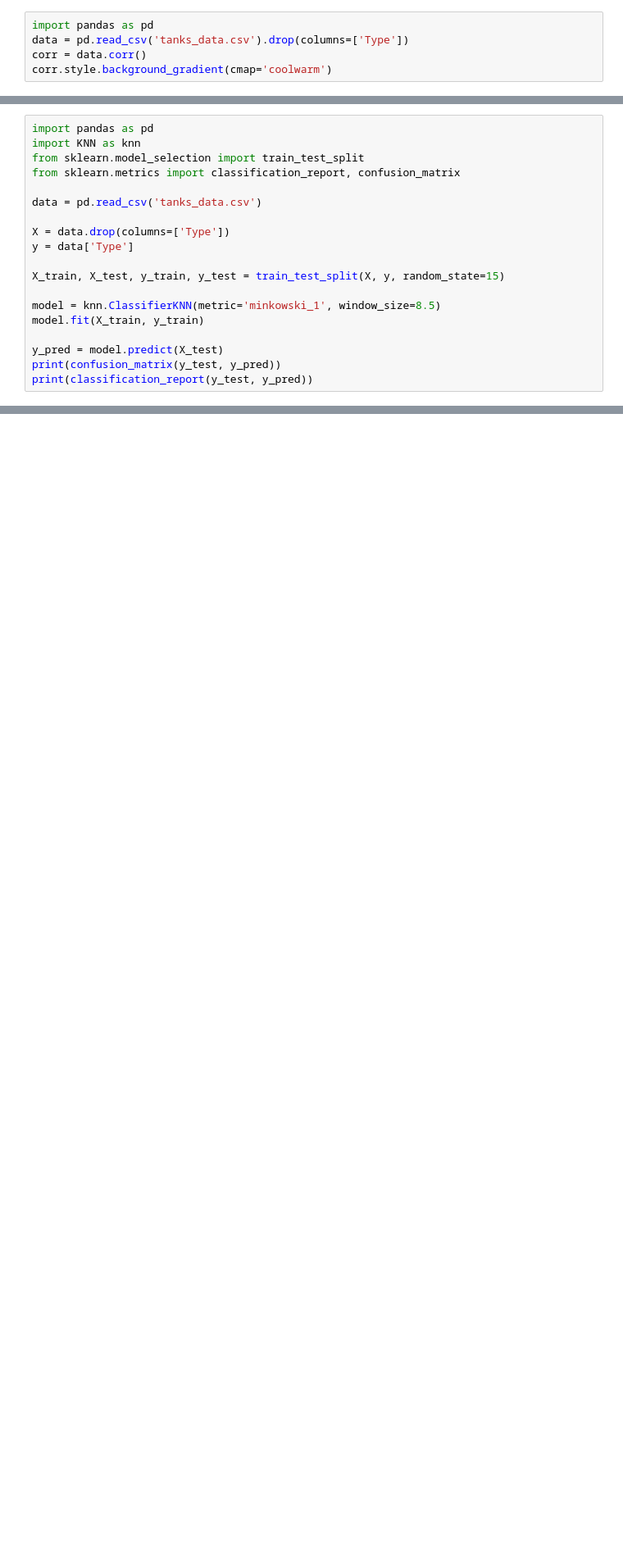
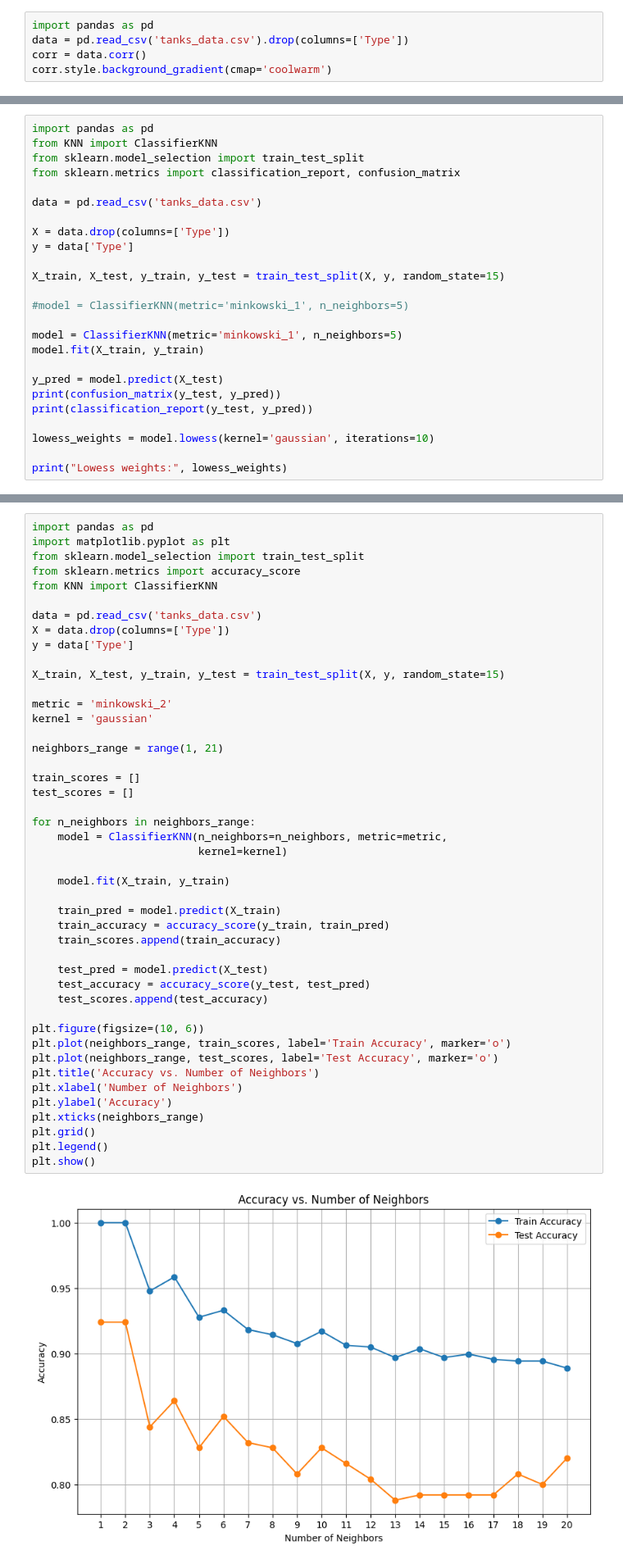
Before and after one commit to nek00oo/IS_ML, a Jupyter notebook: k-nn.ipynb, the cells around one changed output, grey strips where cells are left out. Shown at 82% size. Cells and saved outputs as stored; diff of their text form; blank space fills up the shorter version.

Commit message:
implemented lowess

```diff
--- a/k-nn.ipynb
+++ b/k-nn.ipynb
@@ -84,7 +84,7 @@ Tank Destroyer       0.95      0.80      0.87        51
   weighted avg       0.83      0.82      0.82       250
 # %%
 import pandas as pd
-import KNN as knn
+from KNN import ClassifierKNN
 from sklearn.model_selection import train_test_split
 from sklearn.metrics import classification_report, confusion_matrix
 
@@ -95,12 +95,18 @@ y = data['Type']
 
 X_train, X_test, y_train, y_test = train_test_split(X, y, random_state=15)
 
-model = knn.ClassifierKNN(metric='minkowski_1', window_size=8.5)
+#model = ClassifierKNN(metric='minkowski_1', n_neighbors=5)
+
+model = ClassifierKNN(metric='minkowski_1', n_neighbors=5)
 model.fit(X_train, y_train)
 
 y_pred = model.predict(X_test)
 print(confusion_matrix(y_test, y_pred))
 print(classification_report(y_test, y_pred))
+
+lowess_weights = model.lowess(kernel='gaussian', iterations=10)
+
+print("Lowess weights:", lowess_weights)
 # %% [output]
 [[23  0  0  0  0]
  [ 0 55  1  1  0]
@@ -177,0 +167,47 @@ print("Лучшая точность:", random_search.best_score_)
+# %%
+import pandas as pd
+import matplotlib.pyplot as plt
+from sklearn.model_selection import train_test_split
+from sklearn.metrics import accuracy_score
+from KNN import ClassifierKNN
+
+data = pd.read_csv('tanks_data.csv')
+X = data.drop(columns=['Type'])
+y = data['Type']
+
+X_train, X_test, y_train, y_test = train_test_split(X, y, random_state=15)
+
+metric = 'minkowski_2'
+kernel = 'gaussian'
+
+neighbors_range = range(1, 21)
+
+train_scores = []
+test_scores = []
+
+for n_neighbors in neighbors_range:
+    model = ClassifierKNN(n_neighbors=n_neighbors, metric=metric,
+                          kernel=kernel)
+
+    model.fit(X_train, y_train)
+
+    train_pred = model.predict(X_train)
+    train_accuracy = accuracy_score(y_train, train_pred)
+    train_scores.append(train_accuracy)
+
+    test_pred = model.predict(X_test)
+    test_accuracy = accuracy_score(y_test, test_pred)
+    test_scores.append(test_accuracy)
+
+plt.figure(figsize=(10, 6))
+plt.plot(neighbors_range, train_scores, label='Train Accuracy', marker='o')
+plt.plot(neighbors_range, test_scores, label='Test Accuracy', marker='o')
+plt.title('Accuracy vs. Number of Neighbors')
+plt.xlabel('Number of Neighbors')
+plt.ylabel('Accuracy')
+plt.xticks(neighbors_range)
+plt.grid()
+plt.legend()
+plt.show()
+# %% [output]
+[figure, added]
```
Also changed, not shown: parts of 2 cells of this notebook, 1 other file.
